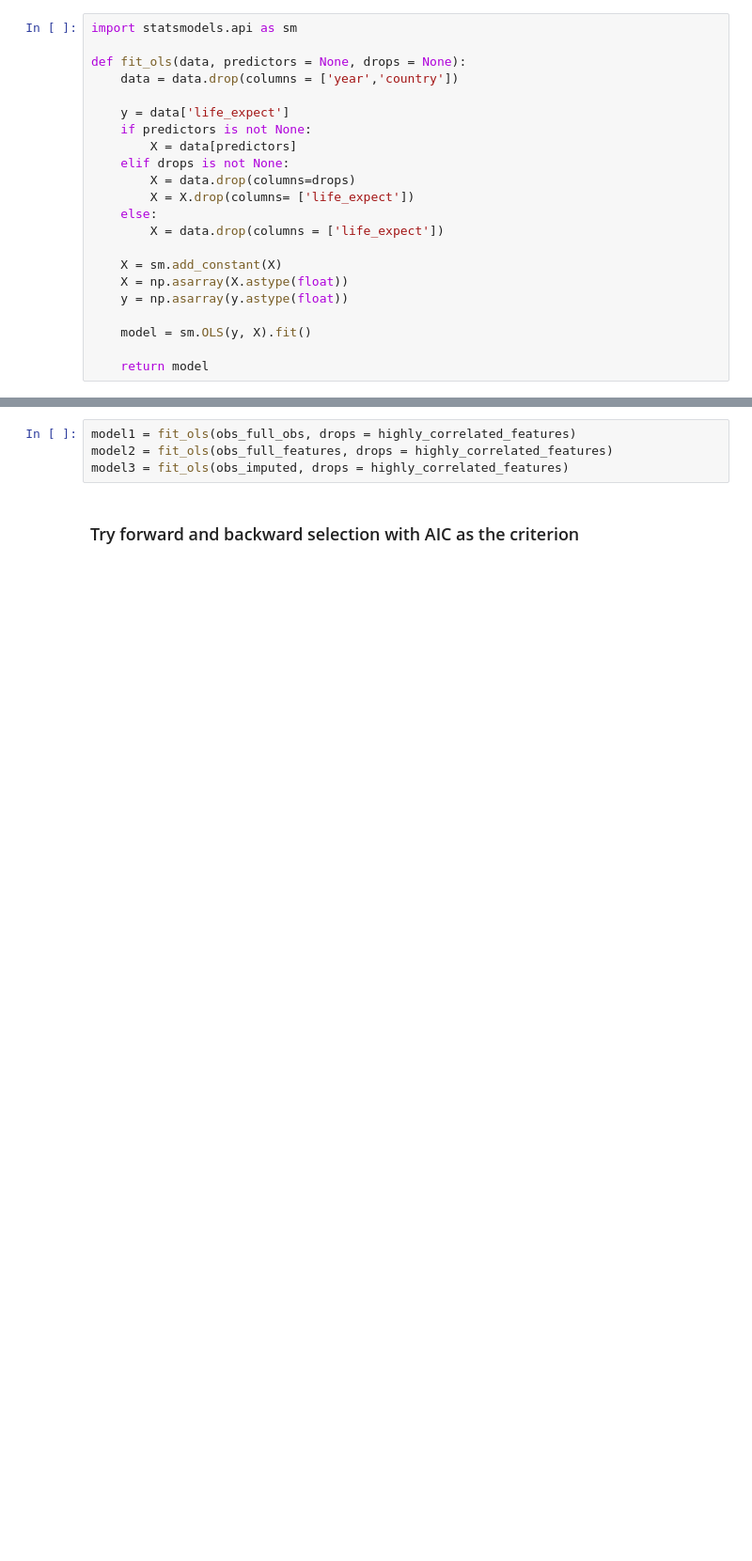
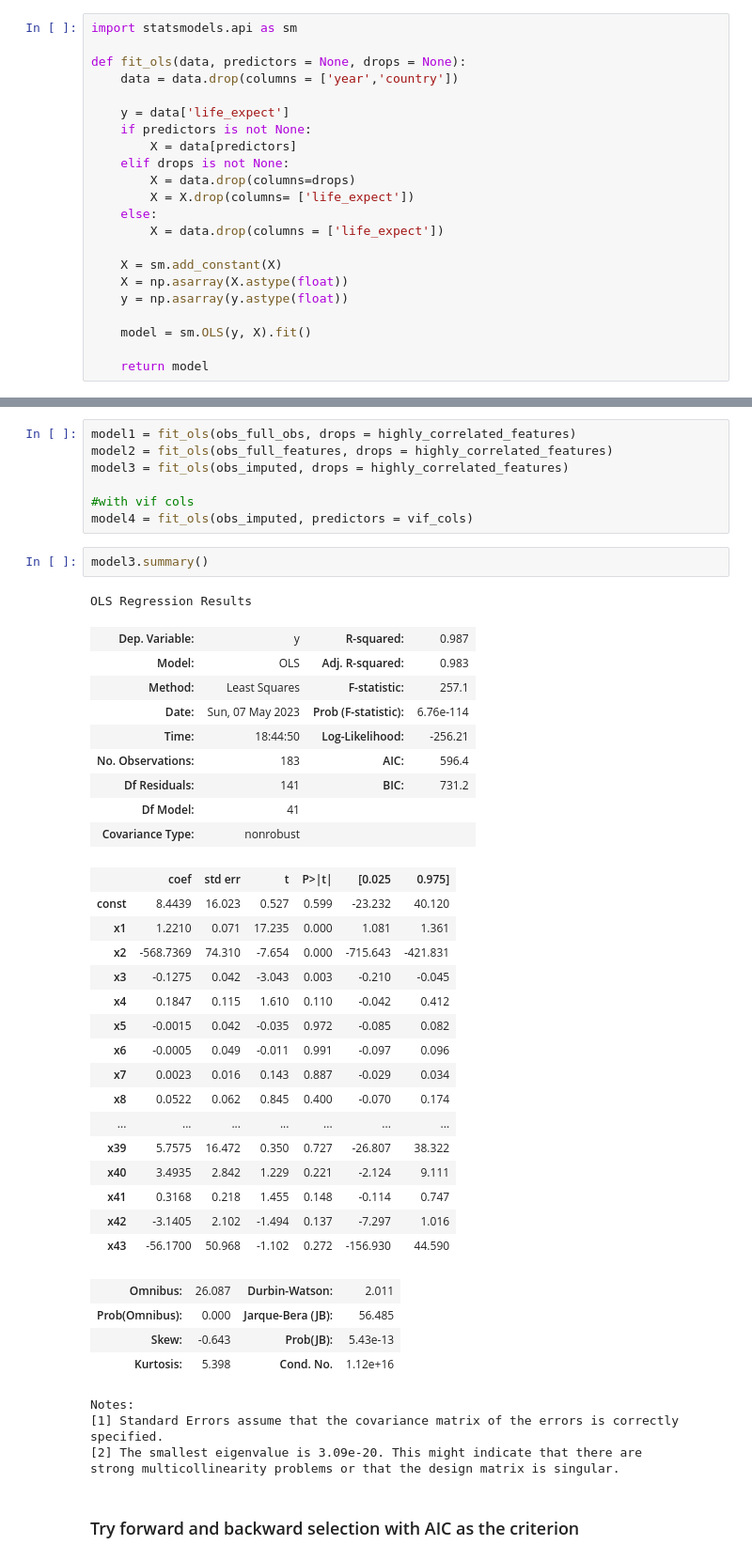
Before and after one commit to sbslaton/230-254-Final-Projects, a Jupyter notebook: 230/code/Modeling copy.ipynb, the cells around one changed output, grey strips where cells are left out. Shown at 94% size. Saved outputs shown, nothing was run; the diff lists cells and outputs as text; blank space fills up the shorter version.

```diff
--- a/230/code/Modeling copy.ipynb
+++ b/230/code/Modeling copy.ipynb
@@ -260,6 +339,46 @@ def fit_ols(data, predictors = None, drops = None):
 model1 = fit_ols(obs_full_obs, drops = highly_correlated_features)
 model2 = fit_ols(obs_full_features, drops = highly_correlated_features)
 model3 = fit_ols(obs_imputed, drops = highly_correlated_features)
+
+#with vif cols
+model4 = fit_ols(obs_imputed, predictors = vif_cols)
+# %%
+model3.summary()
+# %% [output]
+OLS Regression Results
+| Dep. Variable: | y | R-squared: | 0.987 |
+| Model: | OLS | Adj. R-squared: | 0.983 |
+| Method: | Least Squares | F-statistic: | 257.1 |
+| Date: | Sun, 07 May 2023 | Prob (F-statistic): | 6.76e-114 |
+| Time: | 18:44:50 | Log-Likelihood: | -256.21 |
+| No. Observations: | 183 | AIC: | 596.4 |
+| Df Residuals: | 141 | BIC: | 731.2 |
+| Df Model: | 41 |  |  |
+| Covariance Type: | nonrobust |  |  |
+|  | coef | std err | t | P>|t| | [0.025 | 0.975] |
+| const | 8.4439 | 16.023 | 0.527 | 0.599 | -23.232 | 40.120 |
+| x1 | 1.2210 | 0.071 | 17.235 | 0.000 | 1.081 | 1.361 |
+| x2 | -568.7369 | 74.310 | -7.654 | 0.000 | -715.643 | -421.831 |
+| x3 | -0.1275 | 0.042 | -3.043 | 0.003 | -0.210 | -0.045 |
+| x4 | 0.1847 | 0.115 | 1.610 | 0.110 | -0.042 | 0.412 |
+| x5 | -0.0015 | 0.042 | -0.035 | 0.972 | -0.085 | 0.082 |
+| x6 | -0.0005 | 0.049 | -0.011 | 0.991 | -0.097 | 0.096 |
+| x7 | 0.0023 | 0.016 | 0.143 | 0.887 | -0.029 | 0.034 |
+| x8 | 0.0522 | 0.062 | 0.845 | 0.400 | -0.070 | 0.174 |
+| ... | ... | ... | ... | ... | ... | ... |
+| x39 | 5.7575 | 16.472 | 0.350 | 0.727 | -26.807 | 38.322 |
+| x40 | 3.4935 | 2.842 | 1.229 | 0.221 | -2.124 | 9.111 |
+| x41 | 0.3168 | 0.218 | 1.455 | 0.148 | -0.114 | 0.747 |
+| x42 | -3.1405 | 2.102 | -1.494 | 0.137 | -7.297 | 1.016 |
+| x43 | -56.1700 | 50.968 | -1.102 | 0.272 | -156.930 | 44.590 |
+| Omnibus: | 26.087 | Durbin-Watson: | 2.011 |
+| Prob(Omnibus): | 0.000 | Jarque-Bera (JB): | 56.485 |
+| Skew: | -0.643 | Prob(JB): | 5.43e-13 |
+| Kurtosis: | 5.398 | Cond. No. | 1.12e+16 |
+Notes:
+[1] Standard Errors assume that the covariance matrix of the errors is correctly specified.
+[2] The smallest eigenvalue is 3.09e-20. This might indicate that there are
+strong multicollinearity problems or that the design matrix is singular.
 # %% [markdown]
 ### Try forward and backward selection with AIC as the criterion
 # %%
```
Also changed, not shown: parts of 15 cells of this notebook, 3 other files.
